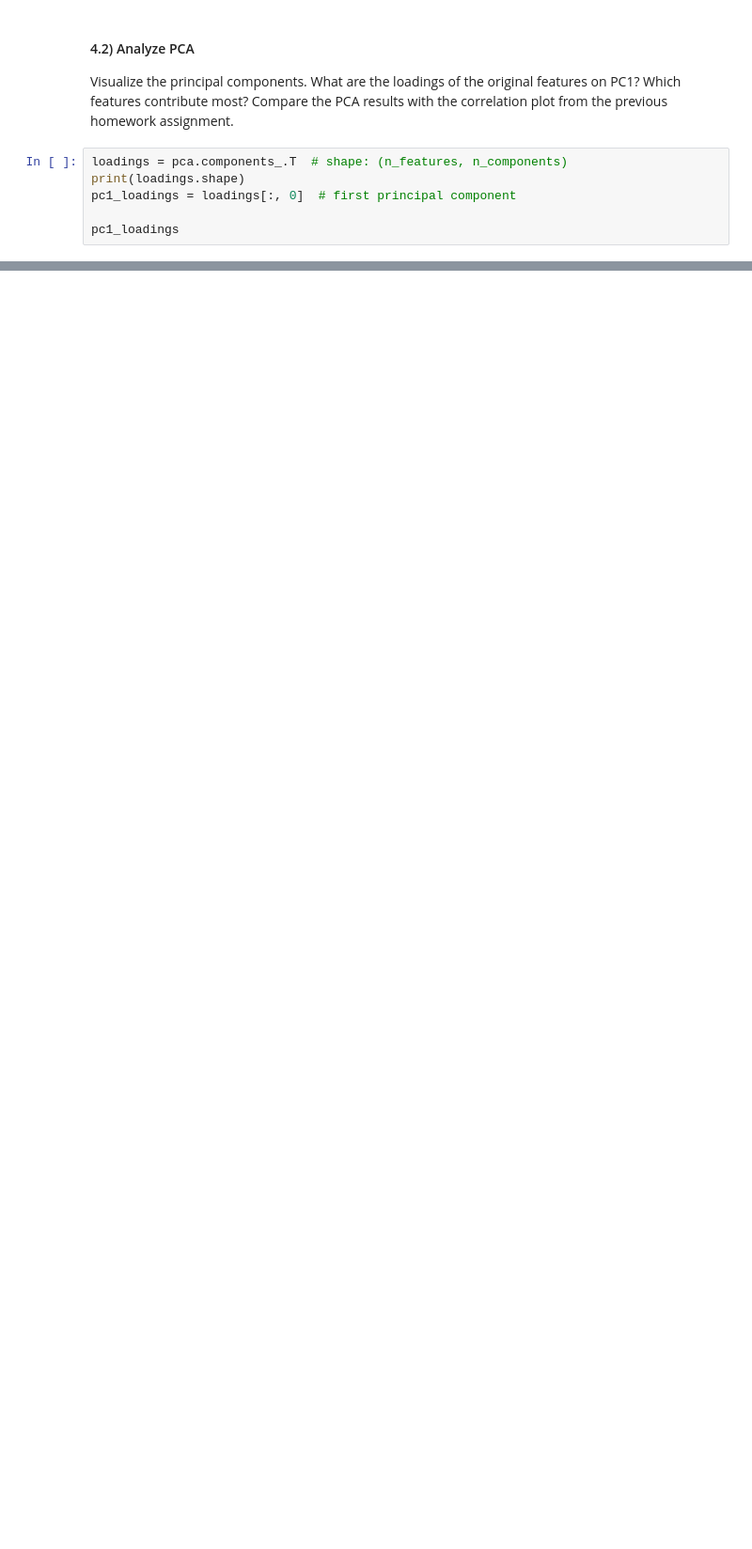
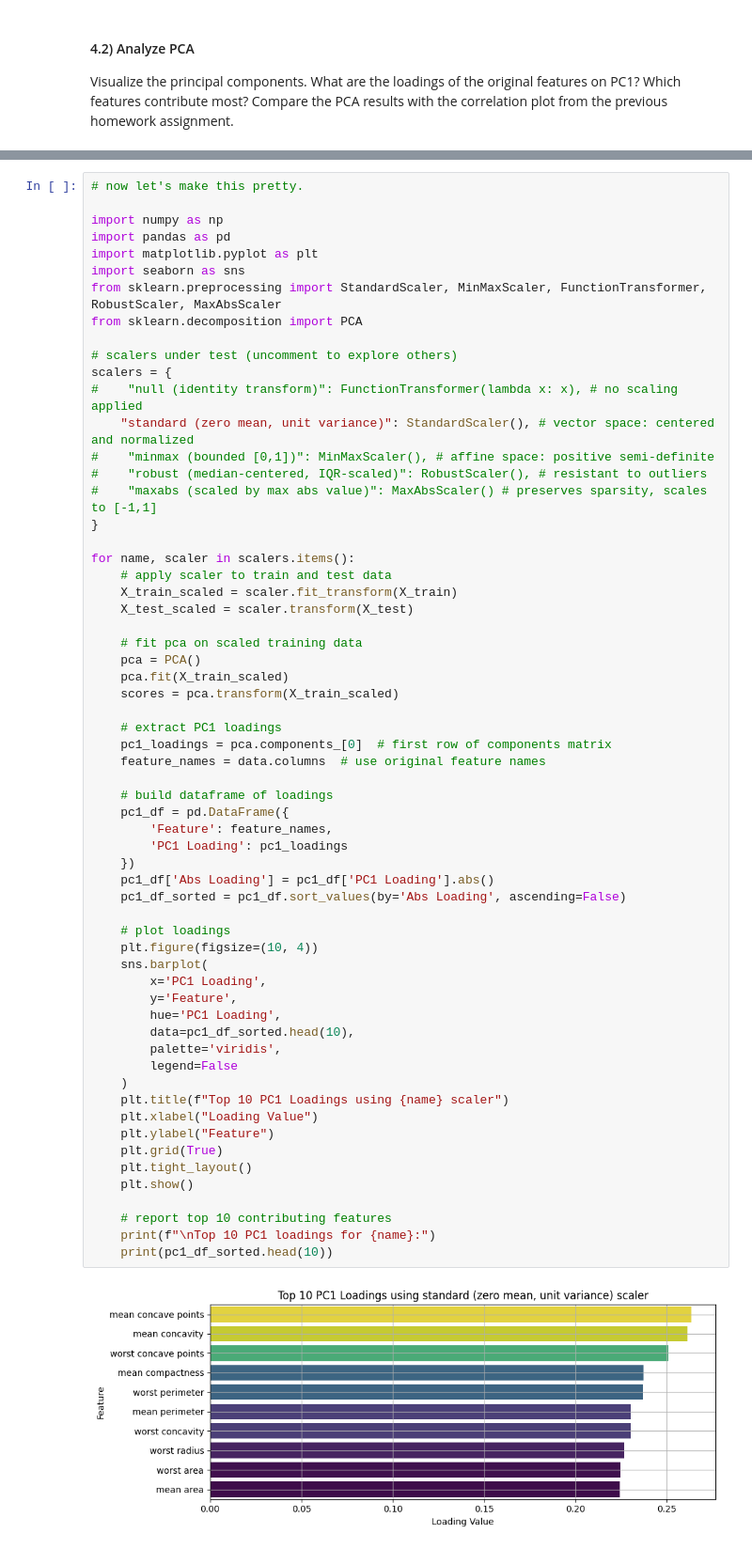
Before and after one commit to fractalclockwork/Chem277B, a Jupyter notebook: hw/HW_03/03_HW.ipynb, the cells around one changed output, grey strips where cells are left out. Shown at 94% size. Cells and saved outputs as stored; diff of their text form; blank space fills up the shorter version.

```diff
--- a/hw/HW_03/03_HW.ipynb
+++ b/hw/HW_03/03_HW.ipynb
@@ -196,9 +244,3 @@ Using **StandardScaler(with_mean=True, with_std=True)**, 7 principal components
 #### 4.2) Analyze PCA
 
 Visualize the principal components. What are the loadings of the original features on PC1? Which features contribute most? Compare the PCA results with the correlation plot from the previous homework assignment.
-# %%
-loadings = pca.components_.T  # shape: (n_features, n_components)
-print(loadings.shape)
-pc1_loadings = loadings[:, 0]  # first principal component
-
-pc1_loadings
@@ -271,0 +292,63 @@ for i in range(n_components90):
+# %%
+# now let's make this pretty.
+
+import numpy as np
+import pandas as pd
+import matplotlib.pyplot as plt
+import seaborn as sns
+from sklearn.preprocessing import StandardScaler, MinMaxScaler, FunctionTransformer, RobustScaler, MaxAbsScaler
+from sklearn.decomposition import PCA
+
+# scalers under test (uncomment to explore others)
+scalers = {
+#    "null (identity transform)": FunctionTransformer(lambda x: x), # no scaling applied
+    "standard (zero mean, unit variance)": StandardScaler(), # vector space: centered and normalized
+#    "minmax (bounded [0,1])": MinMaxScaler(), # affine space: positive semi-definite
+#    "robust (median-centered, IQR-scaled)": RobustScaler(), # resistant to outliers
+#    "maxabs (scaled by max abs value)": MaxAbsScaler() # preserves sparsity, scales to [-1,1]
+}
+
+for name, scaler in scalers.items():
+    # apply scaler to train and test data
+    X_train_scaled = scaler.fit_transform(X_train)
+    X_test_scaled = scaler.transform(X_test)
+
+    # fit pca on scaled training data
+    pca = PCA()
+    pca.fit(X_train_scaled)
+    scores = pca.transform(X_train_scaled)
+
+    # extract PC1 loadings
+    pc1_loadings = pca.components_[0]  # first row of components matrix
+    feature_names = data.columns  # use original feature names
+
+    # build dataframe of loadings
+    pc1_df = pd.DataFrame({
+        'Feature': feature_names,
+        'PC1 Loading': pc1_loadings
+    })
+    pc1_df['Abs Loading'] = pc1_df['PC1 Loading'].abs()
+    pc1_df_sorted = pc1_df.sort_values(by='Abs Loading', ascending=False)
+
+    # plot loadings
+    plt.figure(figsize=(10, 4))
+    sns.barplot(
+        x='PC1 Loading',
+        y='Feature',
+        hue='PC1 Loading',
+        data=pc1_df_sorted.head(10),
+        palette='viridis',
+        legend=False
+    )
+    plt.title(f"Top 10 PC1 Loadings using {name} scaler")
+    plt.xlabel("Loading Value")
+    plt.ylabel("Feature")
+    plt.grid(True)
+    plt.tight_layout()
+    plt.show()
+
+    # report top 10 contributing features
+    print(f"\nTop 10 PC1 loadings for {name}:")
+    print(pc1_df_sorted.head(10))
+# %% [output]
+[figure, added]
```
Also changed, not shown: parts of 27 cells of this notebook.
